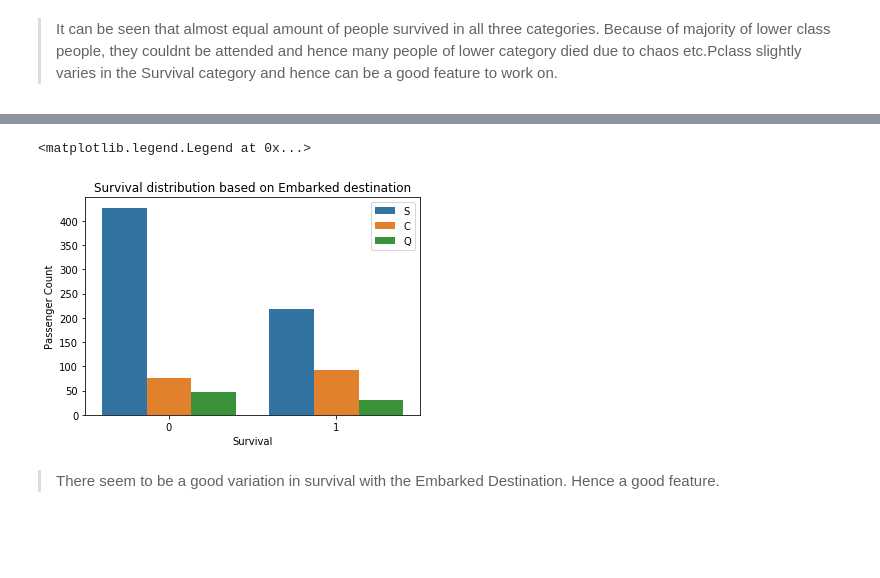
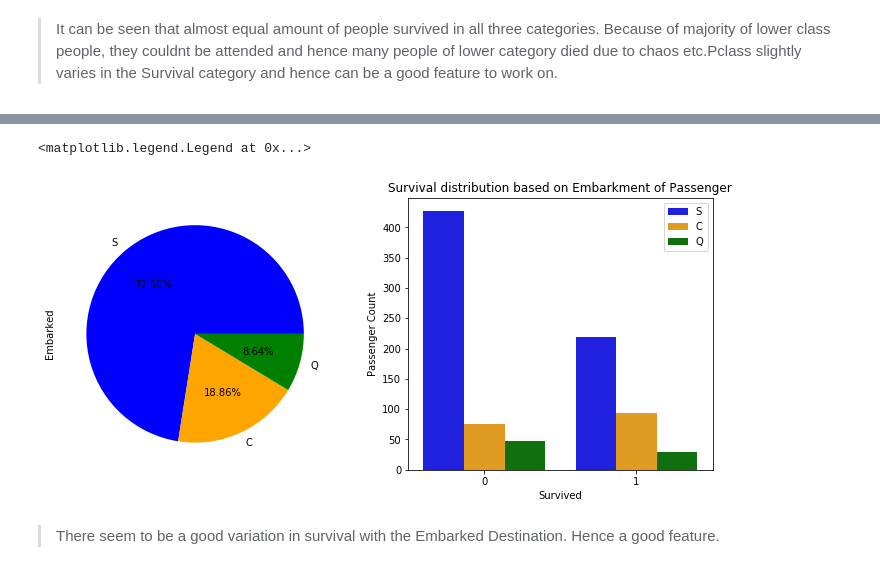
Before and after one commit to jradha11/titanic-kaggle, a Jupyter notebook: Data Visualisation and Data Preprocessing.ipynb, the cells around one changed output, grey strips where cells are left out. Cells and saved outputs as stored; diff of their text form; code cells hidden in the pictures; blank space fills up the shorter version.

```diff
--- a/Data Visualisation and Data Preprocessing.ipynb
+++ b/Data Visualisation and Data Preprocessing.ipynb
@@ -296,12 +267,16 @@ train_data['Embarked'].value_counts().plot.pie(autopct='%0.2f%%',figsize=(5,5))
 # %%
-sns.countplot(x = 'Survived',data = train_data,hue = 'Embarked')
-plt.xlabel('Survival')
+plt.figure(figsize=(12,5))
+plt.subplot(121)
+train_data['Embarked'].value_counts().plot.pie(autopct='%0.2f%%',colors=['blue','orange','green'])
+plt.subplot(122)
+sns.countplot(x = 'Survived',data = train_data,hue = 'Embarked',palette=['blue','orange','green'])
+plt.xlabel('Survived')
 plt.ylabel('Passenger Count')
-plt.title('Survival distribution based on Embarked destination')
+plt.title('Survival distribution based on Embarkment of Passenger')
 plt.legend()
 # %% [output]
 <matplotlib.legend.Legend at 0x...>
-[figure, old version]
+[figure, new version]
 # %% [markdown]
 > There seem to be a good variation in survival with the Embarked Destination. Hence a good feature.
 # %%
```
Also changed, not shown: parts of 29 cells of this notebook.
